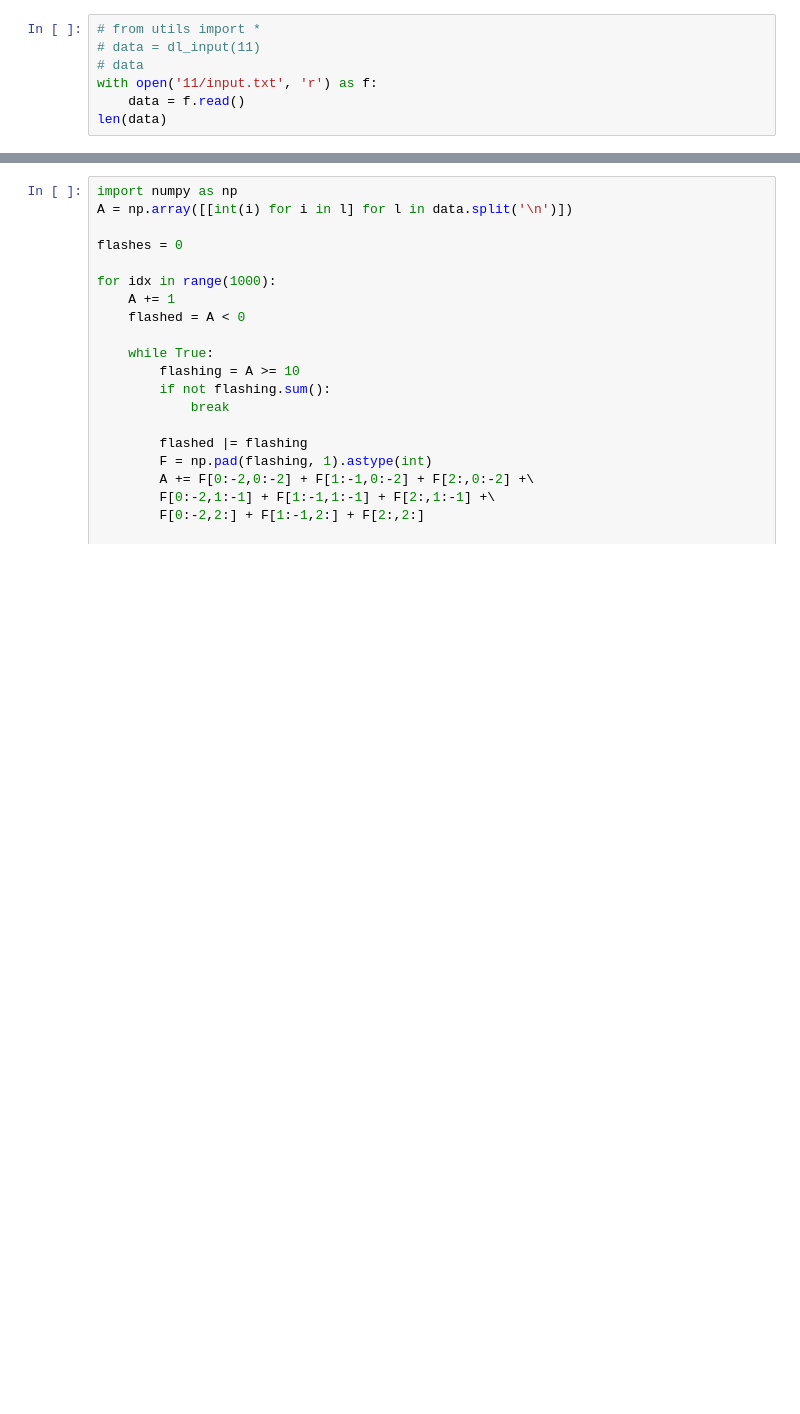
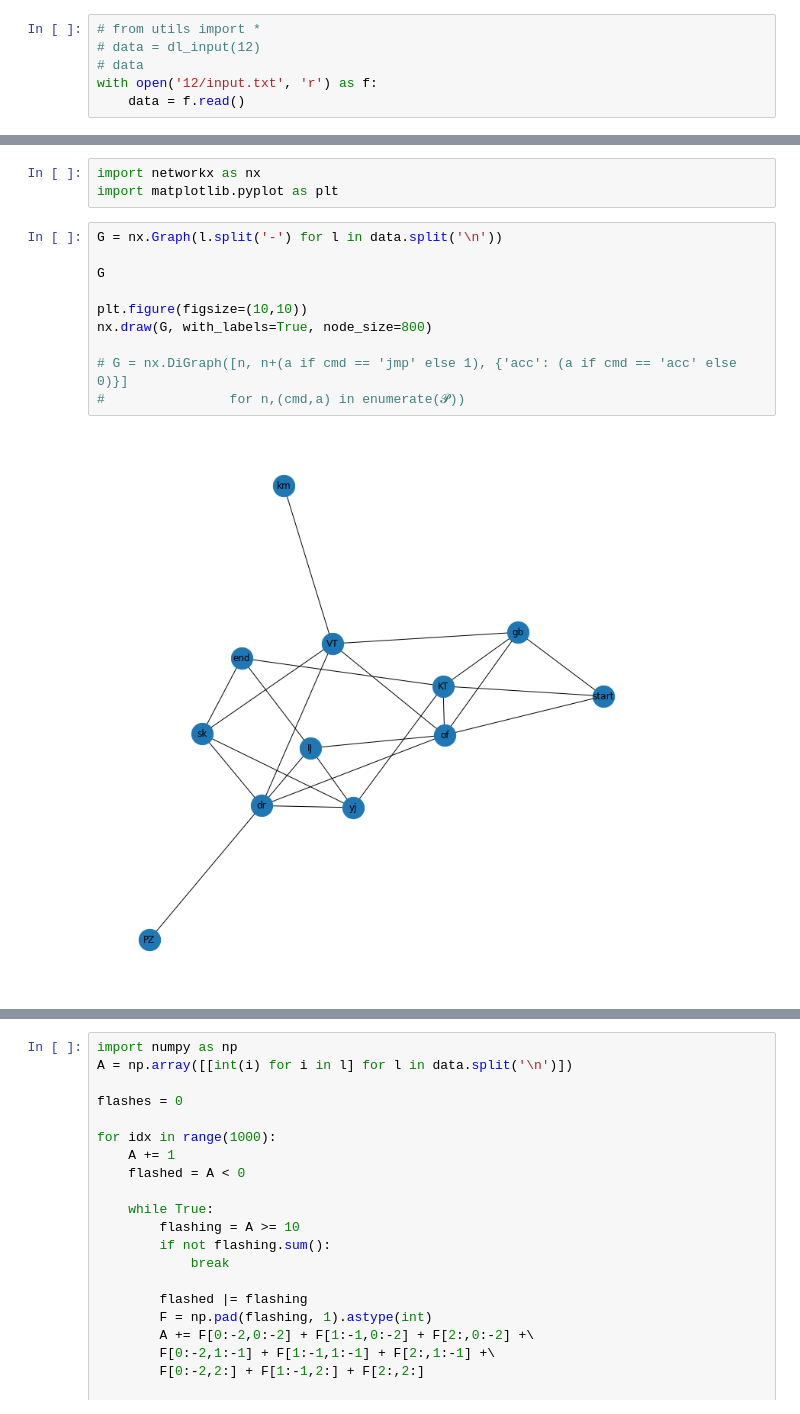
Before and after one commit to zedrdave/advent_of_code, a Jupyter notebook: 2021/Playground.ipynb, the cells around one changed output, grey strips where cells are left out. Drawn from its saved outputs; the diff is of its cells as text; blank space fills up the shorter version.

```diff
--- a/2021/Playground.ipynb
+++ b/2021/Playground.ipynb
@@ -1,7 +1,6 @@
 # %%
 # from utils import *
-# data = dl_input(11)
+# data = dl_input(12)
 # data
-with open('11/input.txt', 'r') as f:
+with open('12/input.txt', 'r') as f:
     data = f.read()
-len(data)
@@ -24,0 +35,15 @@ data
+# %%
+import networkx as nx
+import matplotlib.pyplot as plt
+# %%
+G = nx.Graph(l.split('-') for l in data.split('\n'))
+
+G
+
+plt.figure(figsize=(10,10))
+nx.draw(G, with_labels=True, node_size=800)
+
+# G = nx.DiGraph([n, n+(a if cmd == 'jmp' else 1), {'acc': (a if cmd == 'acc' else 0)}]
+#                for n,(cmd,a) in enumerate(𝓟))
+# %% [output]
+[figure, added]
```
Also changed, not shown: parts of 6 cells of this notebook, 2 other files.
